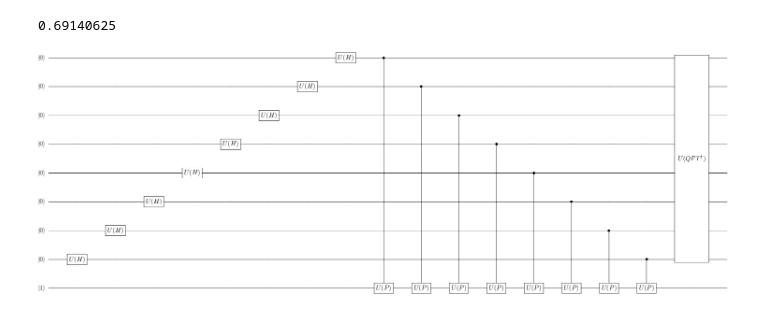
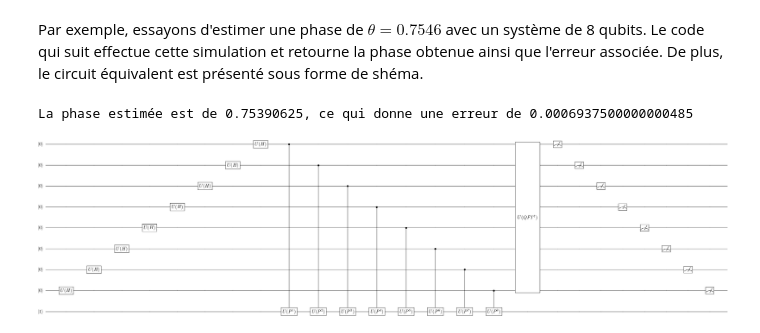
Before and after one commit to francisbpolymtl/quantiqueIIDev4, a Jupyter notebook: dev4EstDePhase.ipynb, the cells around one changed output. Saved outputs shown, nothing was run; the diff lists cells and outputs as text; code cells hidden in the pictures.

```diff
--- a/dev4EstDePhase.ipynb
+++ b/dev4EstDePhase.ipynb
@@ -28,5 +33,8 @@ import random
 # %%
 def compute_phase(bit_sequence):
+    """
+    Fonction qui prend en entrée un vecteur de bit classique et qui le convertie en base 10 entre 0 et 1
+    """
     num = 0
     for bit_index in range(len(bit_sequence)):
         num += bit_sequence[bit_index]*2**(-bit_index-1)
@@ -34,40 +46,48 @@ def compute_phase(bit_sequence):
 # %%
-phase = 0.69      # Phase à estimer
-N = 8               # Nombre de qubits
+def estimation_phase(N, phase):
+    # Initialisation du circuit
+    input_label = ['1' if i == 0 else '0' for i in range(N+1)]
+    circuit = QubitCircuit(N=N+1, input_states=input_label)
 
-# Initialisation du circuit
-input_label = ['1' if i == 0 else '0' for i in range(N+1)]
-circuit = QubitCircuit(N=N+1, input_states=input_label)
+    # Ajout des portes de Hadamard pour chaque qubit
+    H_gates = [Gate("SNOT", targets=i+1, arg_label='H') for i in range(N)]
+    circuit.add_gates(H_gates)
 
-# Ajout des portes de Hadamard pour chaque qubit
-H_gates = [Gate("SNOT", targets=i+1, arg_label='H') for i in range(N)]
-circuit.add_gates(H_gates)
+    # Ajout de l'opérateur de phase
+    cphase_gates = [Gate("CPHASE", targets=0, controls=N-i, arg_value=2*np.pi*phase*2**i, arg_label=f'P^{i+1}') for i in range(N)]
+    circuit.add_gates(cphase_gates)
 
-# Ajout de l'opérateur de phase
-cphase_gates = [Gate("CPHASE", targets=0, controls=N-i, arg_value=2*np.pi*phase*2**i, arg_label='P') for i in range(N)]
-circuit.add_gates(cphase_gates)
+    # Ajout de l'opérateur de QFT inverse
+    qft_matrix = qft(N).dag()
+    circuit.user_gates = {"INV_QFT": qft_matrix}
+    circuit.add_gate("INV_QFT", targets=[i+1 for i in range(N)], arg_label="QFT^{\dag}")
 
-# Ajout de l'opérateur de QFT inverse
-qft_matrix = qft(N).dag()
-circuit.user_gates = {"INV_QFT": qft_matrix}
-circuit.add_gate("INV_QFT", targets=[i+1 for i in range(N)], arg_label="QFT^{\dag}")
+    # État initial du système et calcul de l'état de sortie
+    initial_state = tensor([basis(2,1) if i == 0 else basis(2,0) for i in range(N+1)])
+    result = circuit.run(state=initial_state)
 
-# État initial du système
-initial_state = tensor([basis(2,1) if i == 0 else basis(2,0) for i in range(N+1)])
-result = circuit.run(state=initial_state)
+    # Mesures des qubits à la sortie
+    measure_dict = {"m%d" % (i+1) : i for i in range(N)}
+    for index, keys in enumerate(measure_dict):
+        measure_dict[keys] = Measurement(name=keys, targets=(N-index)).measurement_comp_basis(result)[1]
 
-# Mesures des qubits à la sortie
-measure_dict = {"m%d" % (i+1) : i for i in range(N)}
-for values, keys in enumerate(measure_dict):
-    measure_dict[keys] = Measurement(name=keys, targets=(N-values)).measurement_comp_basis(result)[1]
-
-# Lecture de la phase
-bit_output_sequence = []
-for values in measure_dict.values():
-    bit_output_sequence.append(random.choices([0, 1], weights=values, k=1)[0])
-print(compute_phase(bit_output_sequence[::-1]))
-
-circuit.png
+    # Lecture de la phase
+    bit_output_sequence = []
+    for values in measure_dict.values():
+        bit_output_sequence.append(random.choices([0, 1], weights=values, k=1)[0])
+    phase_estimation = compute_phase(bit_output_sequence[::-1])
+    erreur = phase - phase_estimation
+    return phase_estimation, erreur, circuit, measure_dict
-# %% [output]
-0.69140625
-[figure, removed]
+# %% [markdown]
+Par exemple, essayons d'estimer une phase de $\theta = 0.7546$ avec un système de 8 qubits. Le code qui suit effectue cette simulation et retourne la phase obtenue ainsi que l'erreur associée. De plus, le circuit équivalent est présenté sous forme de shéma.
+# %%
+N = 8
+phase = 0.7546
+phase_estimation, erreur, circuit, measure_dict = estimation_phase(N=N, phase=phase)
+print(f"La phase estimée est de {phase_estimation}, ce qui donne une erreur de {erreur}")
+for index, key in enumerate(measure_dict):
+    circuit.add_measurement(measure_dict[key], targets=[N-index])
+circuit.png
+# %% [output]
+La phase estimée est de 0.75390625, ce qui donne une erreur de 0.0006937500000000485
+[figure, added]
```
Also changed, not shown: parts of 11 cells of this notebook.
